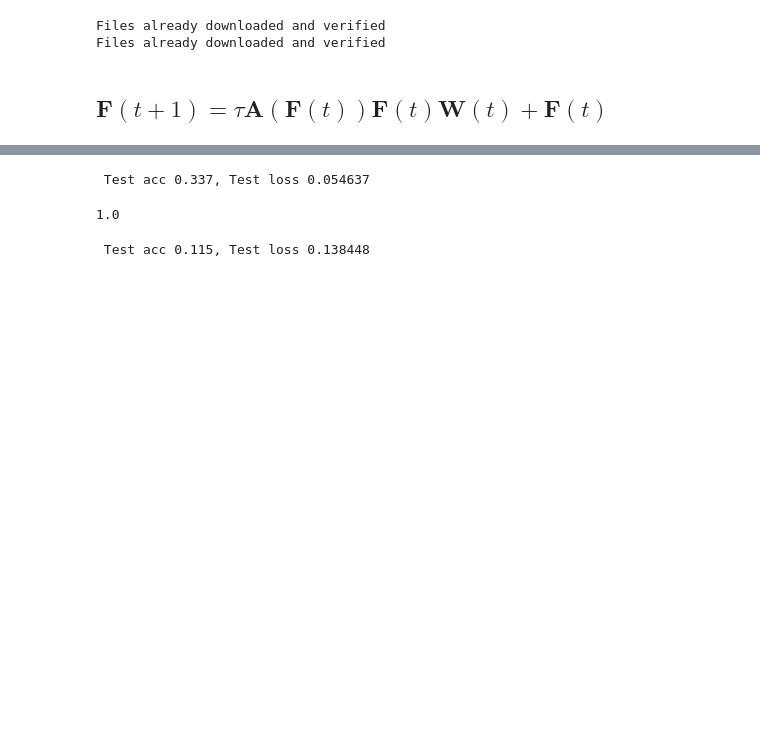
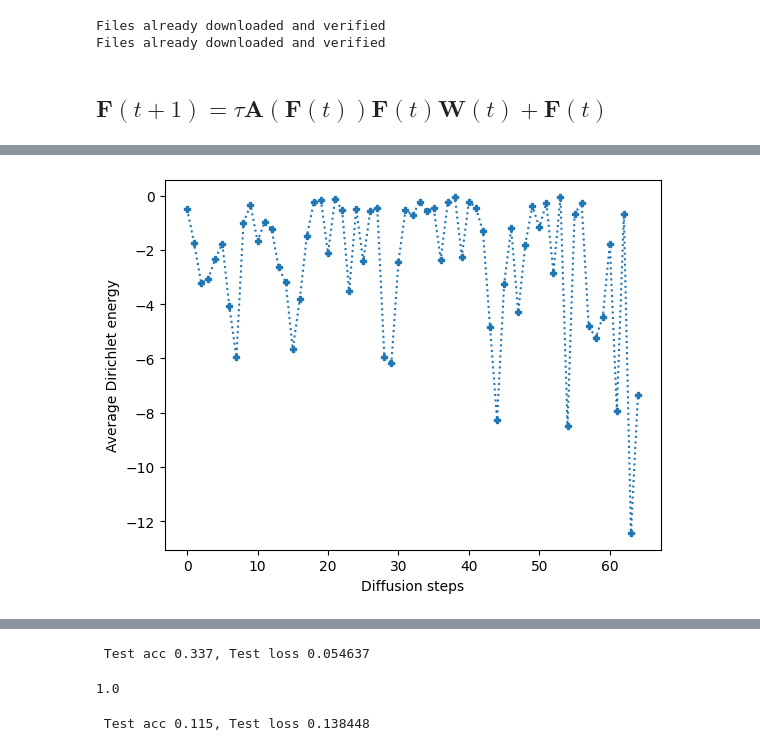
Before and after one commit to jean72human/transformers-as-gradient-flow, a Jupyter notebook: Test-SelfAttention.ipynb, the cells around one changed output, grey strips where cells are left out. Cells and saved outputs as stored; diff of their text form; code cells hidden in the pictures; blank space fills up the shorter version.

```diff
--- a/Test-SelfAttention.ipynb
+++ b/Test-SelfAttention.ipynb
@@ -136,0 +144,4 @@ plot_similarities(similarities)
+# %%
+plot_similarities([-abs(x.sum(axis=(-1,-2)).mean()) for x in dirichlet_input])
+# %% [output]
+[figure, added]
```
Also changed, not shown: parts of 17 cells of this notebook, 8 other files.
